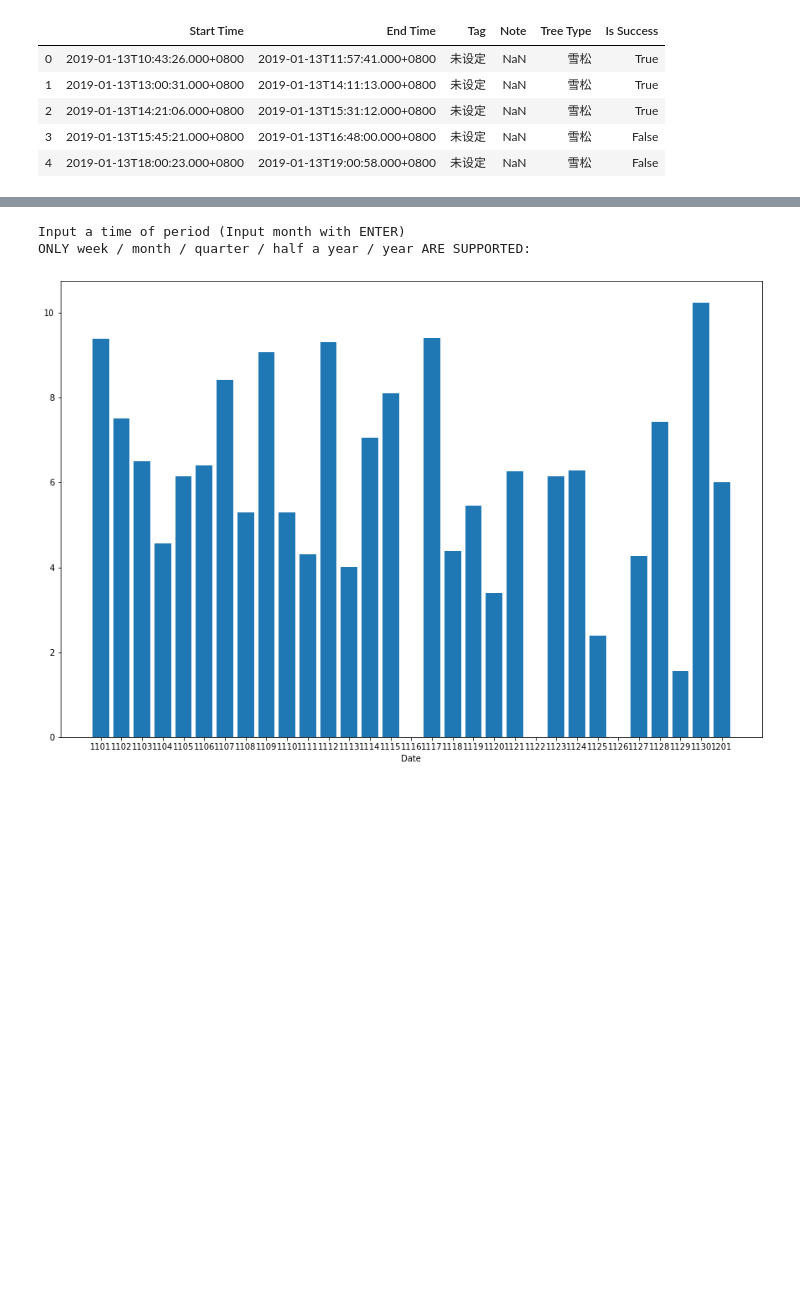
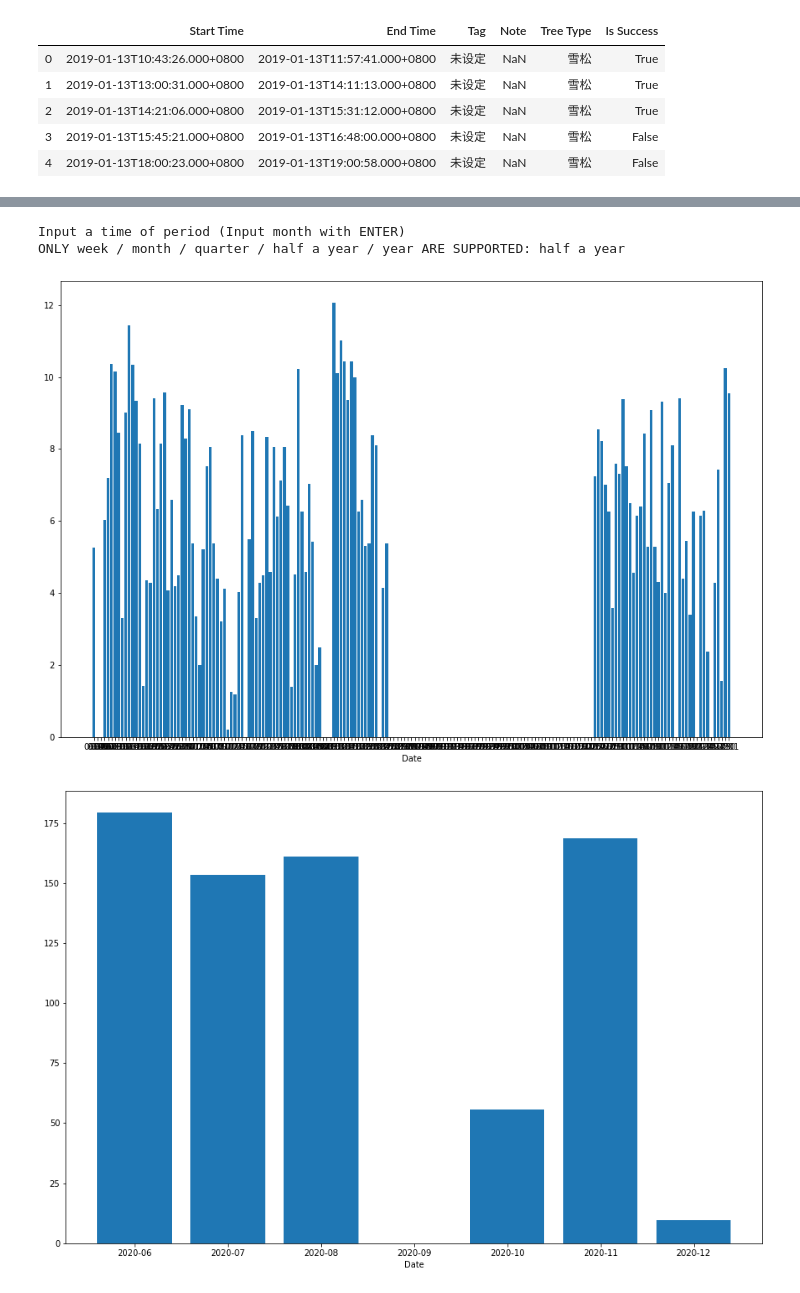
Before and after one commit to blackdogtop/Forest-Analysis, a Jupyter notebook: Forest-Analysis.ipynb, the cells around one changed output, grey strips where cells are left out. Cells and saved outputs as stored; diff of their text form; code cells hidden in the pictures; blank space fills up the shorter version.

```diff
--- a/Forest-Analysis.ipynb
+++ b/Forest-Analysis.ipynb
@@ -155,7 +155,7 @@ class SuccessAnalysis:
         return dateList, successRateList
 
 
-    def aveSucRate(self, days: list):
+    def monthAveSucRate(self, days: list):
         """
         Get average success rate according to month
         :params days: a list of days with format YYYY-MM-DD
@@ -186,9 +186,9 @@ s = SuccessAnalysis(df)
 # _ = s.successInDay(date='2020-05-01',showResult=True)  # analyse a specific date success situation
 
 days, succ = s.successInTimePeriod()
-Chart.pltChart(Chart, days, succ, 'bar')  # plot success rate in days
+Chart.pltChart(Chart, days, succ, 'line')  # plot success rate in days
 
-mon, succMon = s.aveSucRate(days)
-Chart.pltChart(Chart, mon, succMon, 'line')  # plot success rate in months
+mon, succMon = s.monthAveSucRate(days)
+Chart.pltChart(Chart, mon, succMon, 'bar')  # plot success rate in months
 # %% [output]
 Input a time of period (Input month with ENTER)
@@ -248,35 +248,57 @@ class PlantTimeAnalysis:
     def plantTimeInPeriod(self):
         """Plant time in a period of time"""
         # input period of time
         timePeriod = input(
             'Input a time of period (Input month with ENTER)\n'
             'ONLY week / month / quarter / half a year / year ARE SUPPORTED: '
             ).strip() or 'month'  # month as default
         plantTimeDict = {}  # a dict is used to store date and plant time
 
         if timePeriod not in Time.periodDict.keys():
             raise NameError ('The Input Name Is Error, Please Input Again.')
 
         periodInDays = Time.periodDict[timePeriod]
         pastDate = self.t.getPastDate(periodInDays)
         dateList = self.t.getDateList(pastDate, Time.localDate)
         for date in dateList:
             plantTimeDict[date] = self.plantTimeInDay(date)
         return list(plantTimeDict.keys()), list(plantTimeDict.values())
 
 
+    def monthlyPlantTime(self, days: list):
+        """
+        Get monthly plant time
+        :params days: a list of days
+        :returns
+            list(timeDict.keys()): months
+            list(timeDict.values()): monthly plant time
+        """
+        timeDict = {}  # use a dict to get average plant time, format with month: plantTime
+        for day in days:
+            plantTime = self.plantTimeInDay(day)
+            month = '-'.join(day.split('-')[:-1])
+            if month not in timeDict:
+                timeDict[month] = plantTime
+            else:
+                timeDict[month] += plantTime
+        return list(timeDict.keys()), list(timeDict.values())  # month, success rate
+
 
 p = PlantTimeAnalysis(df)
 
 # plantDayTime = p.plantTimeInDay('2019-01-13')  # get plant time in the specific date
 # print(plantDayTime)
 
 days, times = p.plantTimeInPeriod()
 Chart.pltChart(Chart, days, times, chartType='bar')
+
+months, monthlyPlantTime = p.monthlyPlantTime(days)
+Chart.pltChart(Chart, months, monthlyPlantTime, chartType='bar')
 # %% [output]
 Input a time of period (Input month with ENTER)
-ONLY week / month / quarter / half a year / year ARE SUPPORTED:
+ONLY week / month / quarter / half a year / year ARE SUPPORTED: half a year
-[figure, old version]
+[figure, new version]
+[figure, added]
 # %%
 class TypeAnalysis:
     pass  # TODO: tree type analysis
```
Also changed, not shown: parts of 4 cells of this notebook.
